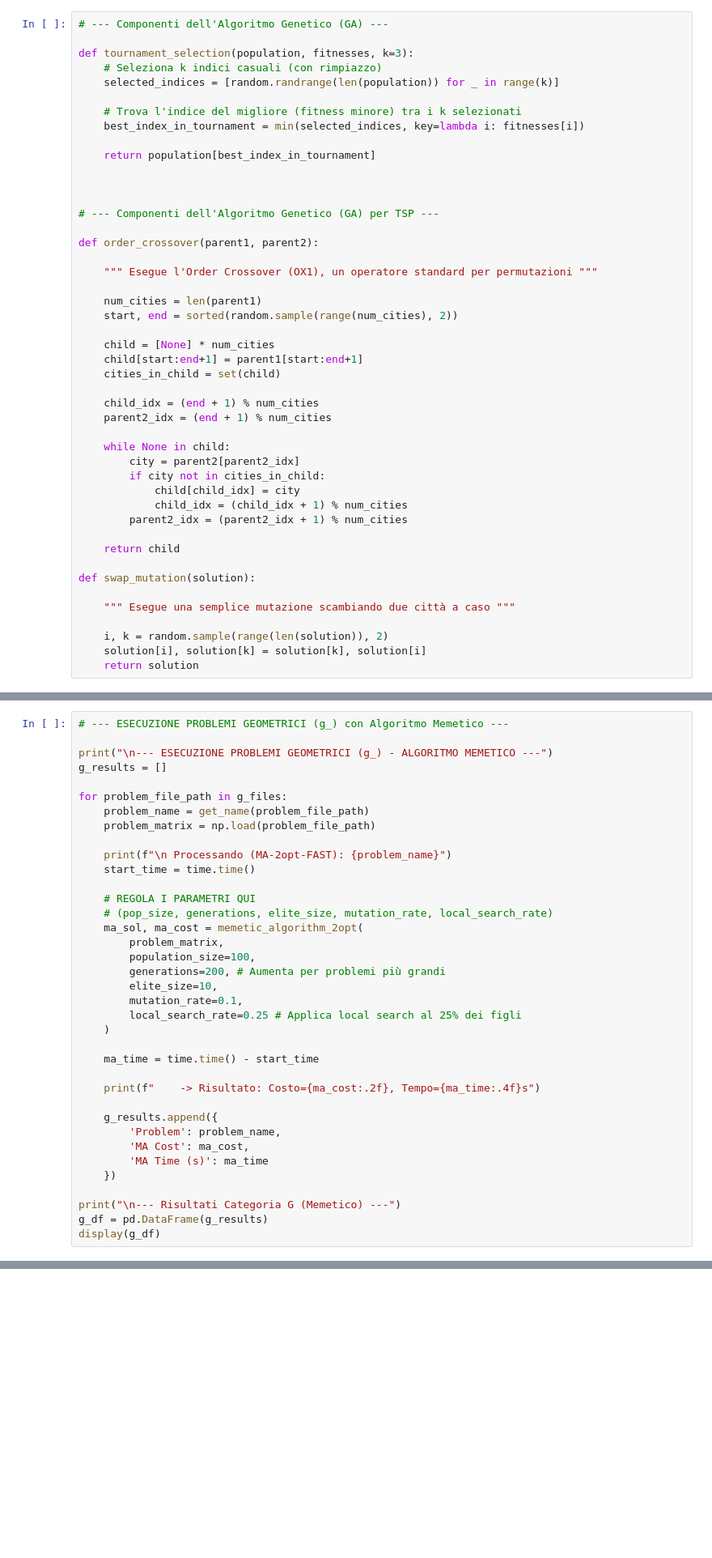
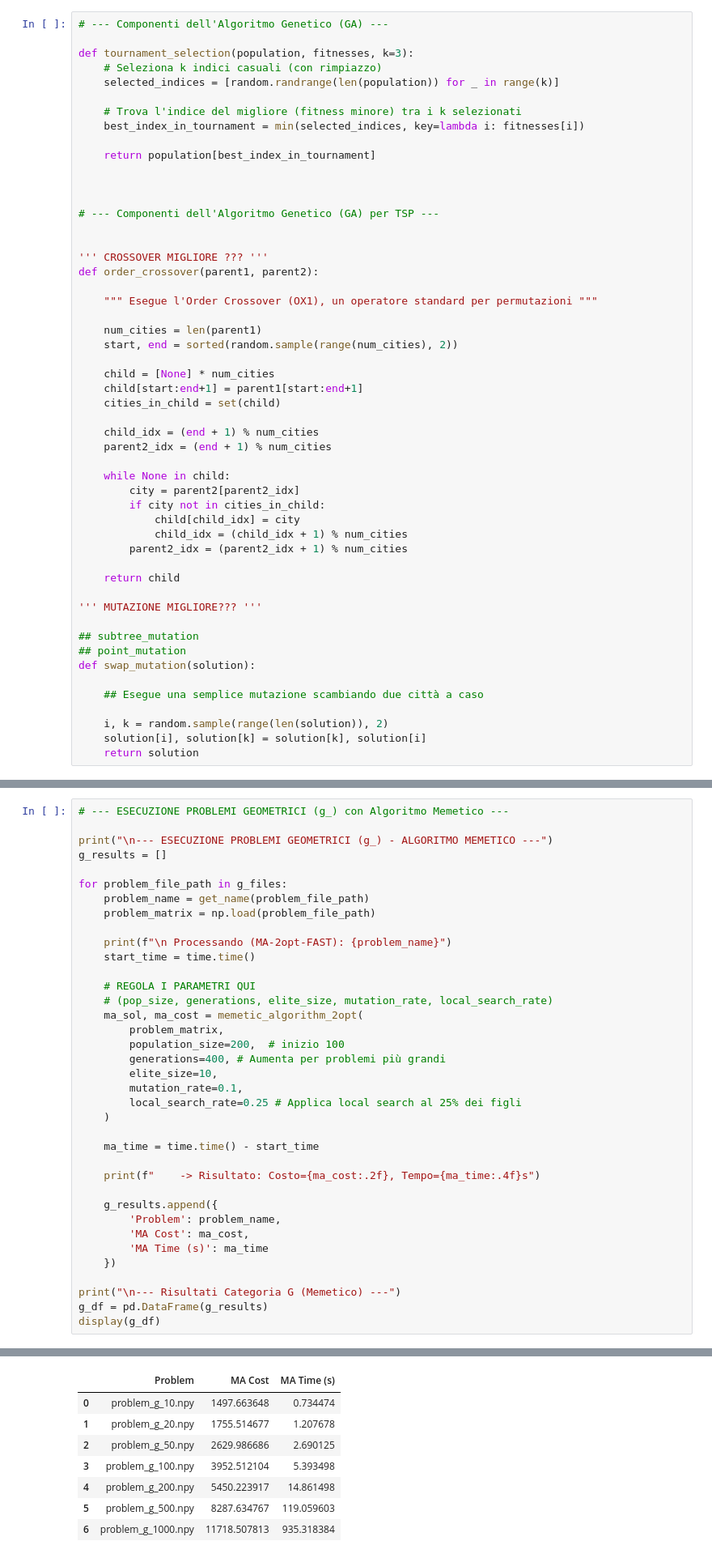
Before and after one commit to AlesCarl/CI2025_lab2, a Jupyter notebook: tsp.ipynb, the cells around one changed output, grey strips where cells are left out. Shown at 81% size. Drawn from its saved outputs; the diff is of its cells as text; blank space fills up the shorter version.

```diff
--- a/tsp.ipynb
+++ b/tsp.ipynb
@@ -215,6 +190,8 @@ def tournament_selection(population, fitnesses, k=3):
 
 # --- Componenti dell'Algoritmo Genetico (GA) per TSP ---
 
+
+''' CROSSOVER MIGLIORE ??? '''
 def order_crossover(parent1, parent2):
 
     """ Esegue l'Order Crossover (OX1), un operatore standard per permutazioni """
@@ -238,9 +215,13 @@ def order_crossover(parent1, parent2):
 
     return child
 
+''' MUTAZIONE MIGLIORE??? '''
+
+## subtree_mutation
+## point_mutation
 def swap_mutation(solution):
 
-    """ Esegue una semplice mutazione scambiando due città a caso """
+    ## Esegue una semplice mutazione scambiando due città a caso
 
     i, k = random.sample(range(len(solution)), 2)
     solution[i], solution[k] = solution[k], solution[i]
@@ -543,8 +529,8 @@ for problem_file_path in g_files:
     # (pop_size, generations, elite_size, mutation_rate, local_search_rate)
     ma_sol, ma_cost = memetic_algorithm_2opt(
         problem_matrix,
-        population_size=100,
-        generations=200, # Aumenta per problemi più grandi
+        population_size=200,  # inizio 100
+        generations=400, # Aumenta per problemi più grandi
         elite_size=10,
         mutation_rate=0.1,
         local_search_rate=0.25 # Applica local search al 25% dei figli
@@ -563,3 +549,4 @@ for problem_file_path in g_files:
 print("\n--- Risultati Categoria G (Memetico) ---")
 g_df = pd.DataFrame(g_results)
 display(g_df)
+# %% [output]
@@ -566 +570,9 @@ display(g_df)
+|  | Problem | MA Cost | MA Time (s) |
+| 0 | problem_g_10.npy | 1497.663648 | 0.734474 |
+| 1 | problem_g_20.npy | 1755.514677 | 1.207678 |
+| 2 | problem_g_50.npy | 2629.986686 | 2.690125 |
+| 3 | problem_g_100.npy | 3952.512104 | 5.393498 |
+| 4 | problem_g_200.npy | 5450.223917 | 14.861498 |
+| 5 | problem_g_500.npy | 8287.634767 | 119.059603 |
+| 6 | problem_g_1000.npy | 11718.507813 | 935.318384 |
 # %%
```
Also changed, not shown: parts of 14 cells of this notebook.
